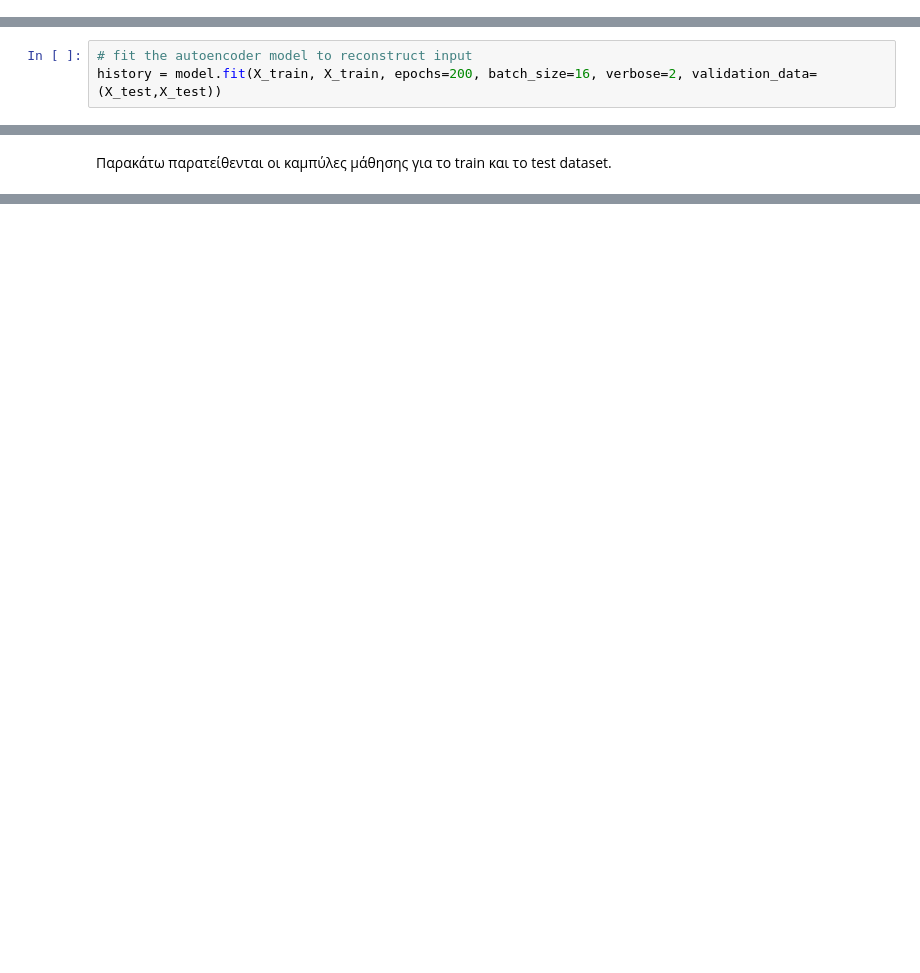
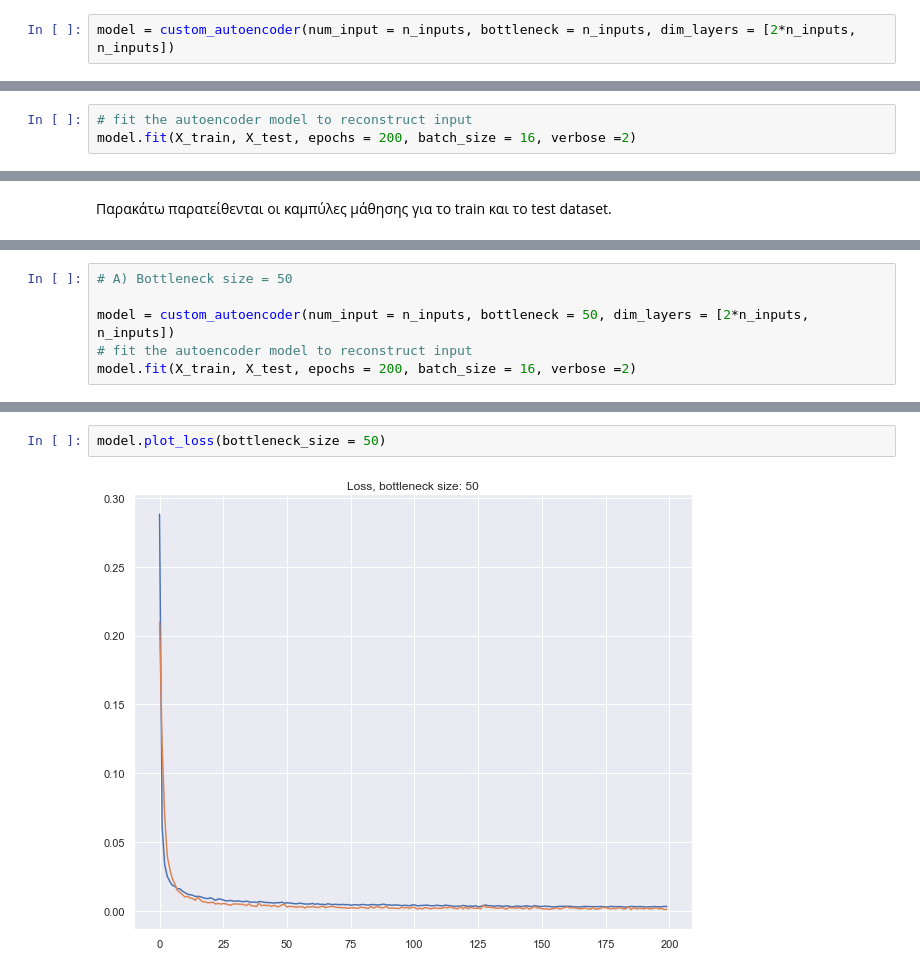
Before and after one commit to ChrisNick92/StochasticsLabPublic, a Jupyter notebook: Lab2/Stochastic_Processes_&_Optimization_in_Machine_Learning_(Lab_2_Autoencoders).ipynb, the cells around one changed output, grey strips where cells are left out. Drawn from its saved outputs; the diff is of its cells as text; blank space fills up the shorter version.

```diff
--- a/Lab2/Stochastic_Processes_&_Optimization_in_Machine_Learning_(Lab_2_Autoencoders).ipynb
+++ b/Lab2/Stochastic_Processes_&_Optimization_in_Machine_Learning_(Lab_2_Autoencoders).ipynb
@@ -89,2 +108,4 @@ model.compile(optimizer='adam', loss='mse')
+# %%
+model = custom_autoencoder(num_input = n_inputs, bottleneck = n_inputs, dim_layers = [2*n_inputs, n_inputs])
 # %% [markdown]
 Στη συνέχεια, μπορούμε να εκπαιδεύσουμε το μοντέλο να αναπαράγει τα δεδομένα εισόδου και να παρακολουθεί την απόδοση του μοντέλου σε σύγκριση με το test set.
@@ -93,3 +112,3 @@ model.compile(optimizer='adam', loss='mse')
 # %%
 # fit the autoencoder model to reconstruct input
-history = model.fit(X_train, X_train, epochs=200, batch_size=16, verbose=2, validation_data=(X_test,X_test))
+model.fit(X_train, X_test, epochs = 200, batch_size = 16, verbose =2)
@@ -107,0 +157,6 @@ pyplot.show()
+# %%
+# A) Bottleneck size = 50
+
+model = custom_autoencoder(num_input = n_inputs, bottleneck = 50, dim_layers = [2*n_inputs, n_inputs])
+# fit the autoencoder model to reconstruct input
+model.fit(X_train, X_test, epochs = 200, batch_size = 16, verbose =2)
@@ -107,0 +181,4 @@ pyplot.show()
+# %%
+model.plot_loss(bottleneck_size = 50)
+# %% [output]
+[figure, added]
```
Also changed, not shown: parts of 33 cells of this notebook, 3 other files.
